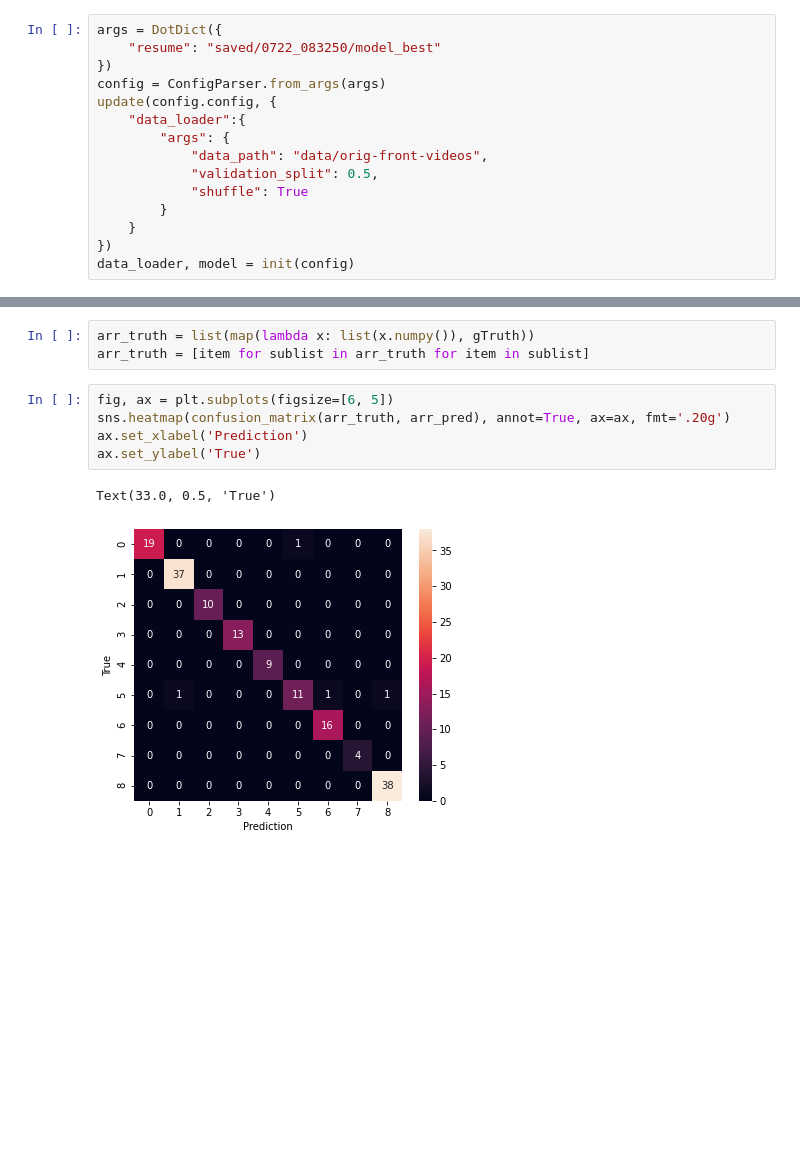
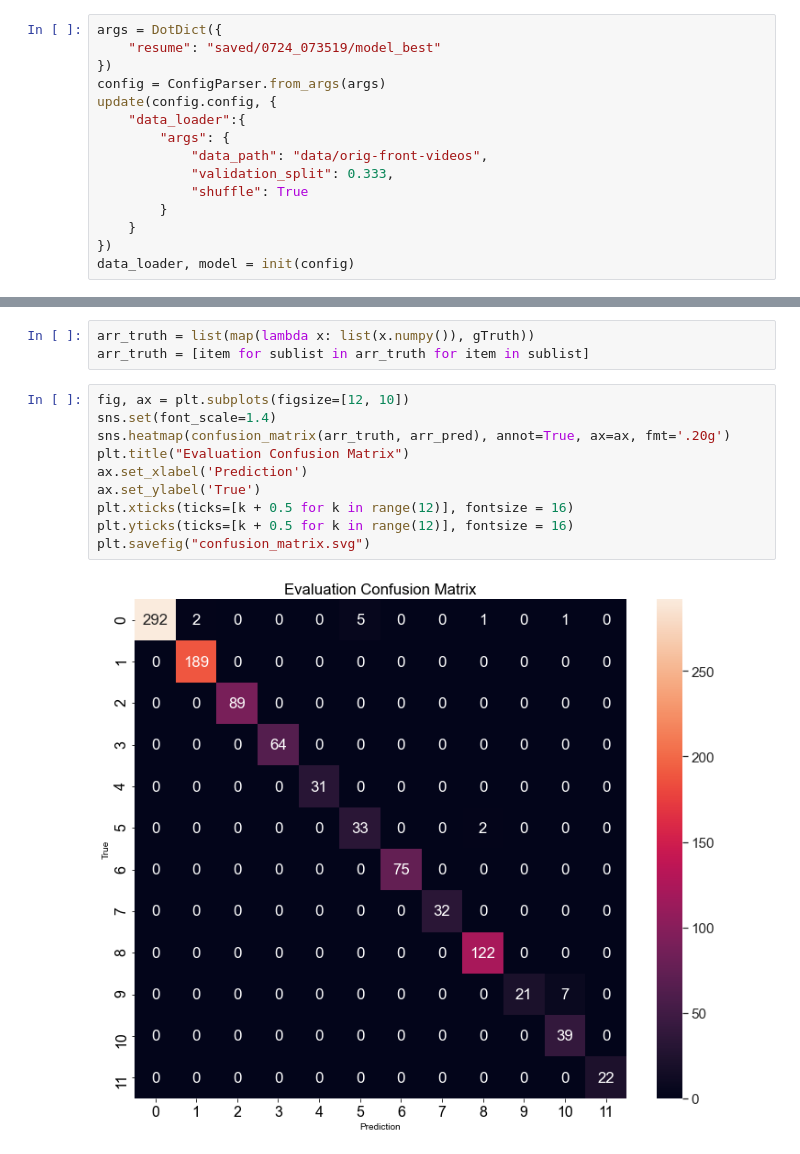
Before and after one commit to comword/TCD20-DP-DeepModel, a Jupyter notebook: eval.ipynb, the cells around one changed output, grey strips where cells are left out. Saved outputs shown, nothing was run; the diff lists cells and outputs as text; blank space fills up the shorter version.

```diff
--- a/eval.ipynb
+++ b/eval.ipynb
@@ -23,14 +24,14 @@ def update(d, u):
     return d
 # %%
 args = DotDict({
-    "resume": "saved/0722_083250/model_best"
+    "resume": "saved/0724_073519/model_best"
 })
 config = ConfigParser.from_args(args)
 update(config.config, {
     "data_loader":{
         "args": {
             "data_path": "data/orig-front-videos",
-            "validation_split": 0.5,
+            "validation_split": 0.333,
             "shuffle": True
         }
     }
@@ -72,10 +91,14 @@ arr_pred = [item for sublist in arr_pred for item in sublist]
 arr_truth = list(map(lambda x: list(x.numpy()), gTruth))
 arr_truth = [item for sublist in arr_truth for item in sublist]
 # %%
-fig, ax = plt.subplots(figsize=[6, 5])
+fig, ax = plt.subplots(figsize=[12, 10])
+sns.set(font_scale=1.4)
 sns.heatmap(confusion_matrix(arr_truth, arr_pred), annot=True, ax=ax, fmt='.20g')
+plt.title("Evaluation Confusion Matrix")
 ax.set_xlabel('Prediction')
 ax.set_ylabel('True')
+plt.xticks(ticks=[k + 0.5 for k in range(12)], fontsize = 16)
+plt.yticks(ticks=[k + 0.5 for k in range(12)], fontsize = 16)
+plt.savefig("confusion_matrix.svg")
 # %% [output]
-Text(33.0, 0.5, 'True')
-[figure, old version]
+[figure, new version]
```
Also changed, not shown: parts of 11 cells of this notebook, 16 other files.
